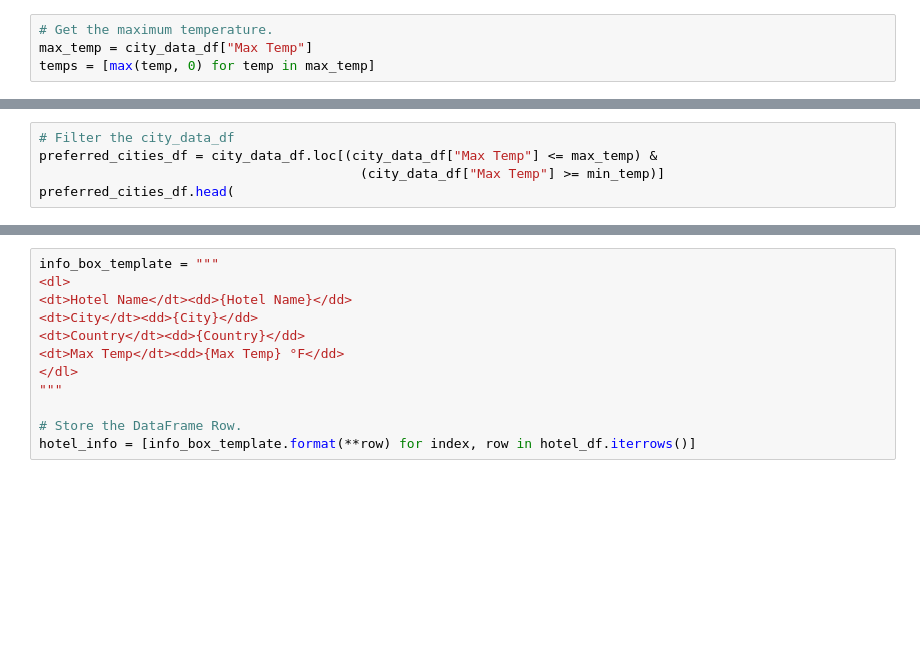
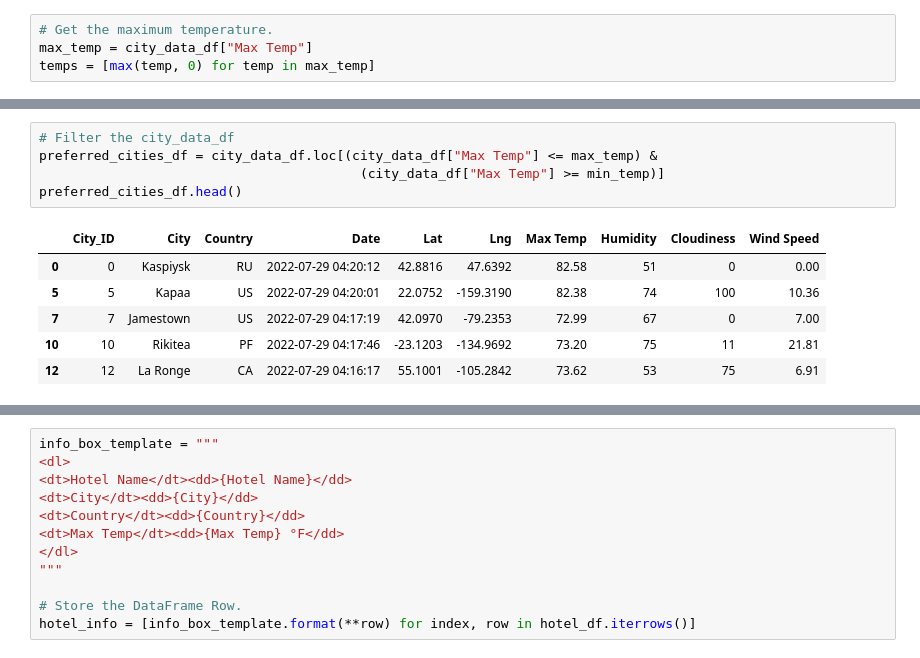
Before and after one commit to jeaninemjordan/World_Weather_Analysis, a Jupyter notebook: VacationPy.ipynb, the cells around one changed output, grey strips where cells are left out. Saved outputs shown, nothing was run; the diff lists cells and outputs as text; blank space fills up the shorter version.

```diff
--- a/VacationPy.ipynb
+++ b/VacationPy.ipynb
@@ -138,7 +170,14 @@ max_temp = float(input("What is the maximum temperature you would like for your
 # %%
 # Filter the city_data_df
 preferred_cities_df = city_data_df.loc[(city_data_df["Max Temp"] <= max_temp) &
                                          (city_data_df["Max Temp"] >= min_temp)]
-preferred_cities_df.head(
+preferred_cities_df.head()
+# %% [output]
+|  | City_ID | City | Country | Date | Lat | Lng | Max Temp | Humidity | Cloudiness | Wind Speed |
+| 0 | 0 | Kaspiysk | RU | 2022-07-29 04:20:12 | 42.8816 | 47.6392 | 82.58 | 51 | 0 | 0.00 |
+| 5 | 5 | Kapaa | US | 2022-07-29 04:20:01 | 22.0752 | -159.3190 | 82.38 | 74 | 100 | 10.36 |
+| 7 | 7 | Jamestown | US | 2022-07-29 04:17:19 | 42.0970 | -79.2353 | 72.99 | 67 | 0 | 7.00 |
+| 10 | 10 | Rikitea | PF | 2022-07-29 04:17:46 | -23.1203 | -134.9692 | 73.20 | 75 | 11 | 21.81 |
+| 12 | 12 | La Ronge | CA | 2022-07-29 04:16:17 | 55.1001 | -105.2842 | 73.62 | 53 | 75 | 6.91 |
 # %%
 preferred_cities_df.count()
```
Also changed, not shown: parts of 15 cells of this notebook, 9 other files.
